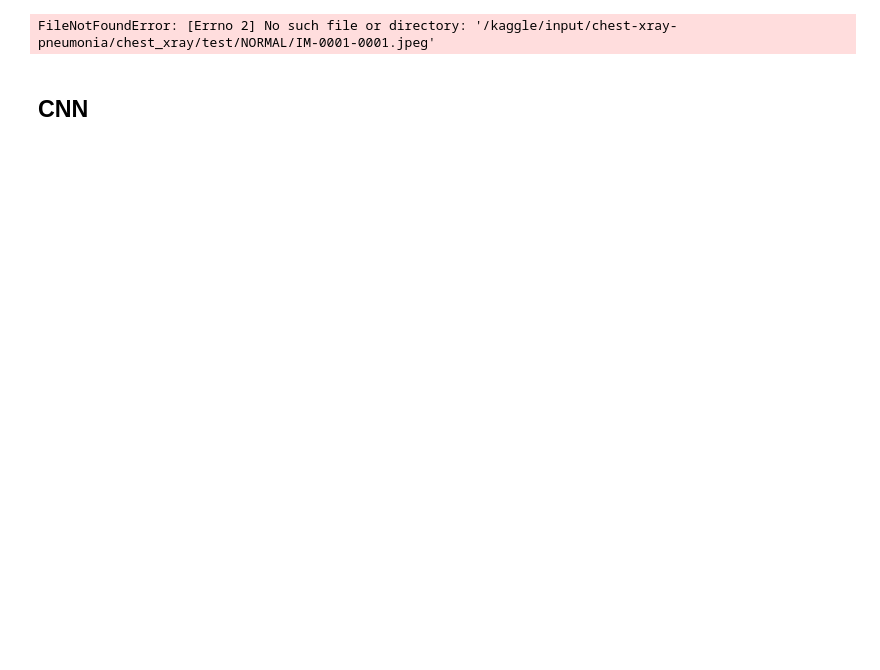
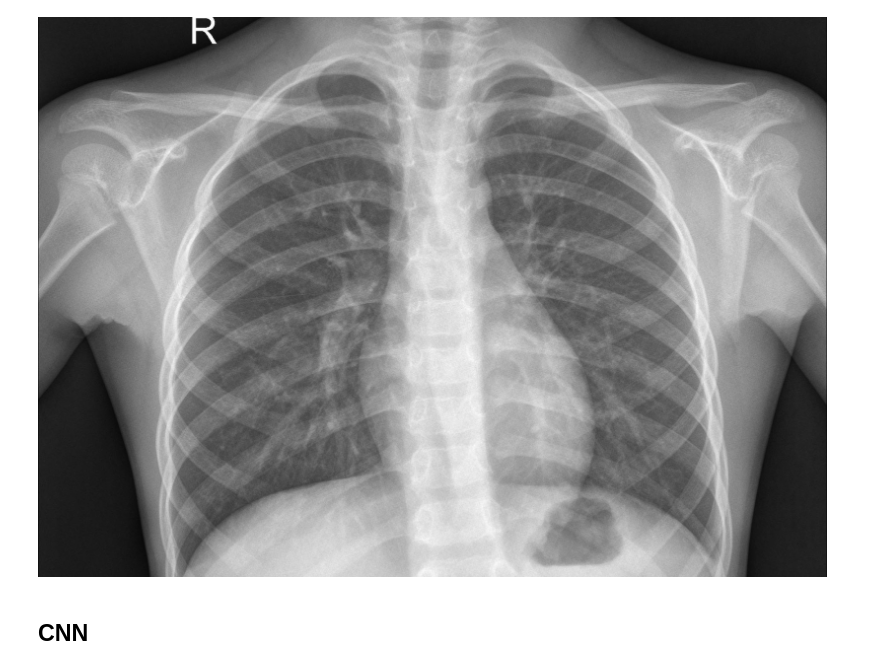
Before and after one commit to hongqin/AI4Health, a Jupyter notebook: pneumonia-detection.ipynb, the cells around one changed output. Cells and saved outputs as stored; diff of their text form; code cells hidden in the pictures; blank space fills up the shorter version.

Commit message:
can read image on hong's mack laptop

```diff
--- a/pneumonia-detection.ipynb
+++ b/pneumonia-detection.ipynb
@@ -6,11 +6,11 @@ import tensorflow as tf
 import matplotlib.pyplot as plt
 from tensorflow.keras.preprocessing.image import ImageDataGenerator
 # %%
-image = PIL.Image.open('/kaggle/input/chest-xray-pneumonia/chest_xray/test/NORMAL/IM-0001-0001.jpeg')
+image = PIL.Image.open('../kaggle/chest_xray/test/NORMAL/IM-0001-0001.jpeg')
 
 image
 # %% [output]
-FileNotFoundError: [Errno 2] No such file or directory: '/kaggle/input/chest-xray-pneumonia/chest_xray/test/NORMAL/IM-0001-0001.jpeg'
+[figure, added]
 # %%
 image = PIL.Image.open('/kaggle/input/chest-xray-pneumonia/chest_xray/test/PNEUMONIA/person100_bacteria_475.jpeg')
 
```
